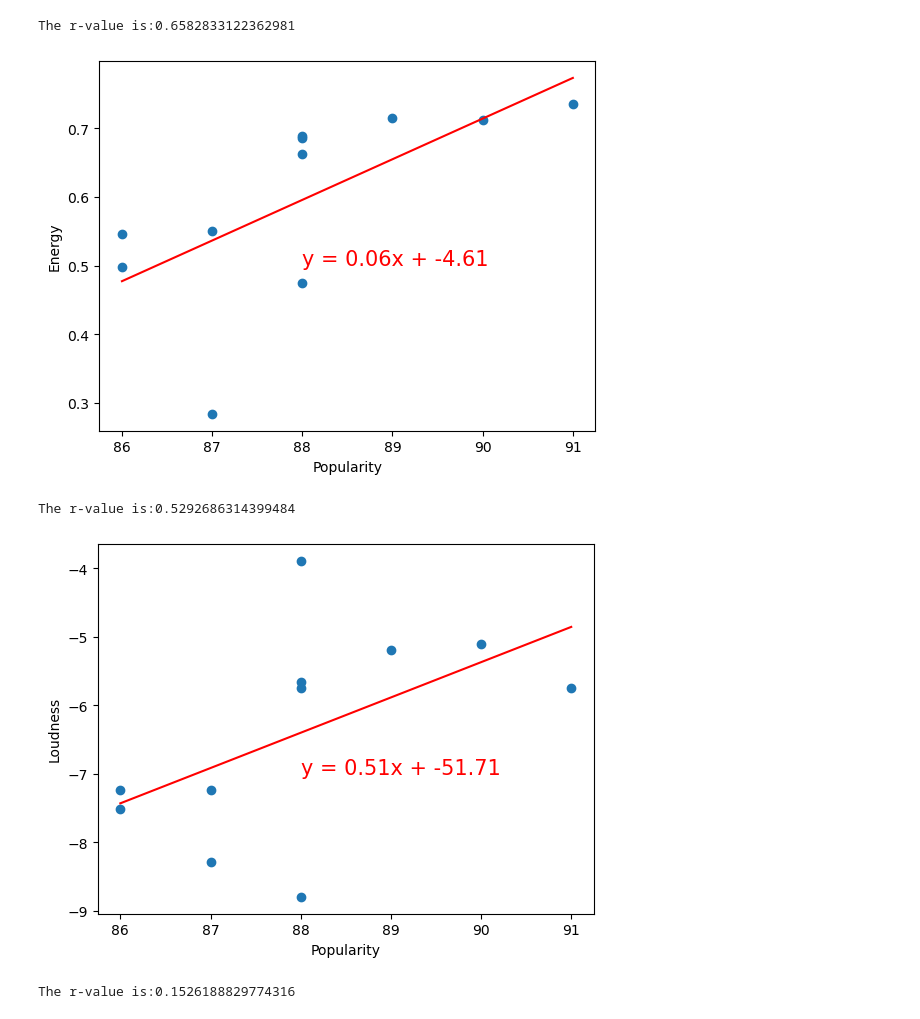
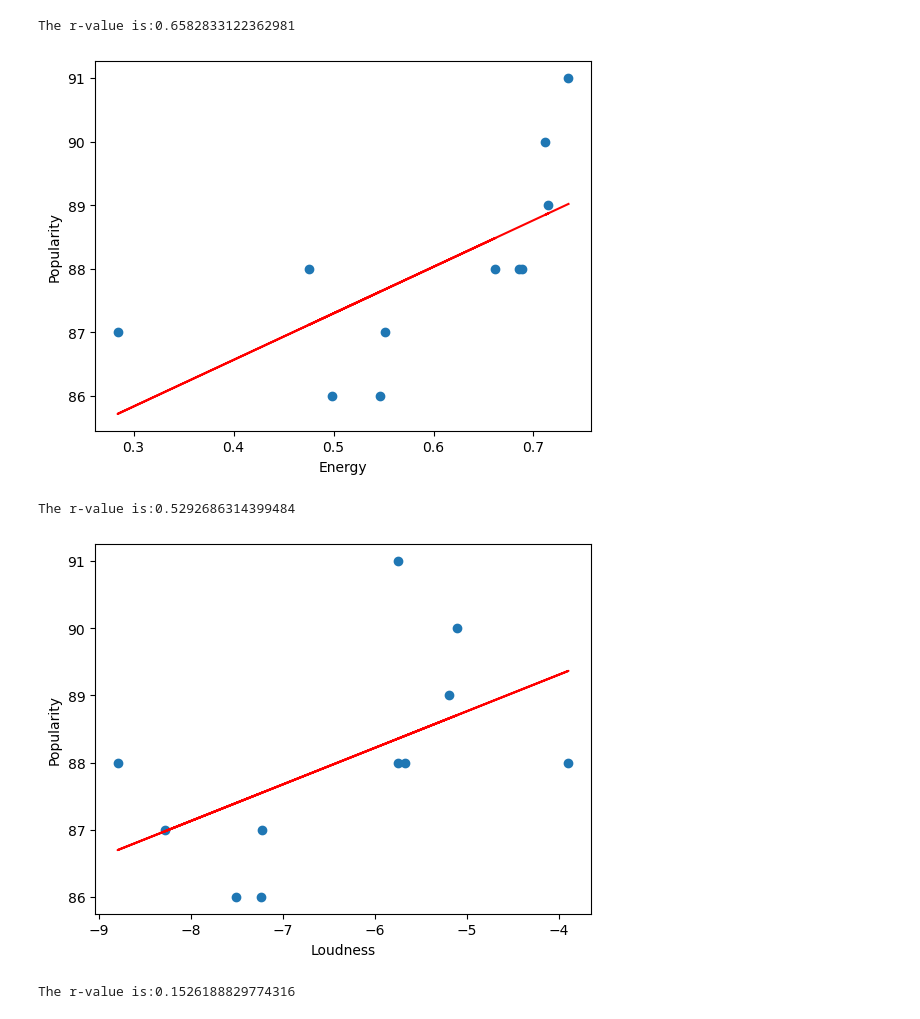
Before and after one commit to JLeigh101/Spotlight-on-Spotify, a Jupyter notebook: spotanalysis.ipynb, the cells around one changed output. Saved outputs shown, nothing was run; the diff lists cells and outputs as text; code cells hidden in the pictures.

```diff
--- a/spotanalysis.ipynb
+++ b/spotanalysis.ipynb
@@ -603,37 +688,37 @@ The r-value is:-0.659077014146074
 # %%
 #top tier pop vs Energy
-x_values = top_tier_songs_df['popularity']
-y_values = top_tier_songs_df['energy']
+x_values = top_tier_songs_df['energy']
+y_values = top_tier_songs_df['popularity']
 (slope, intercept, rvalue, pvalue, stderr) = linregress(x_values, y_values)
 regress_values = x_values * slope + intercept
 line_eq = "y = " + str(round(slope,2)) + "x + " + str(round(intercept,2))
 plt.scatter(x_values,y_values)
 plt.plot(x_values,regress_values,"r-")
 plt.annotate(line_eq,(88,0.5),fontsize=15,color="red")
-plt.xlabel('Popularity')
-plt.ylabel('Energy')
+plt.xlabel('Energy')
+plt.ylabel('Popularity')
 print(f"The r-value is:{rvalue}")
 plt.show()
 # %% [output]
 The r-value is:0.6582833122362981
-[figure, old version]
+[figure, new version]
 # %%
 #top tier pop vs loudness
-x_values = top_tier_songs_df['popularity']
-y_values = top_tier_songs_df['loudness']
+x_values = top_tier_songs_df['loudness']
+y_values = top_tier_songs_df['popularity']
 (slope, intercept, rvalue, pvalue, stderr) = linregress(x_values, y_values)
 regress_values = x_values * slope + intercept
 line_eq = "y = " + str(round(slope,2)) + "x + " + str(round(intercept,2))
 plt.scatter(x_values,y_values)
 plt.plot(x_values,regress_values,"r-")
 plt.annotate(line_eq,(88,-7),fontsize=15,color="red")
-plt.xlabel('Popularity')
-plt.ylabel('Loudness')
+plt.xlabel('Loudness')
+plt.ylabel('Popularity')
 print(f"The r-value is:{rvalue}")
 plt.show()
 # %% [output]
 The r-value is:0.5292686314399484
-[figure, old version]
+[figure, new version]
 # %%
 #top tier pop vs speechiness
 x_values = top_tier_songs_df['popularity']
```
Also changed, not shown: parts of 9 cells of this notebook.
